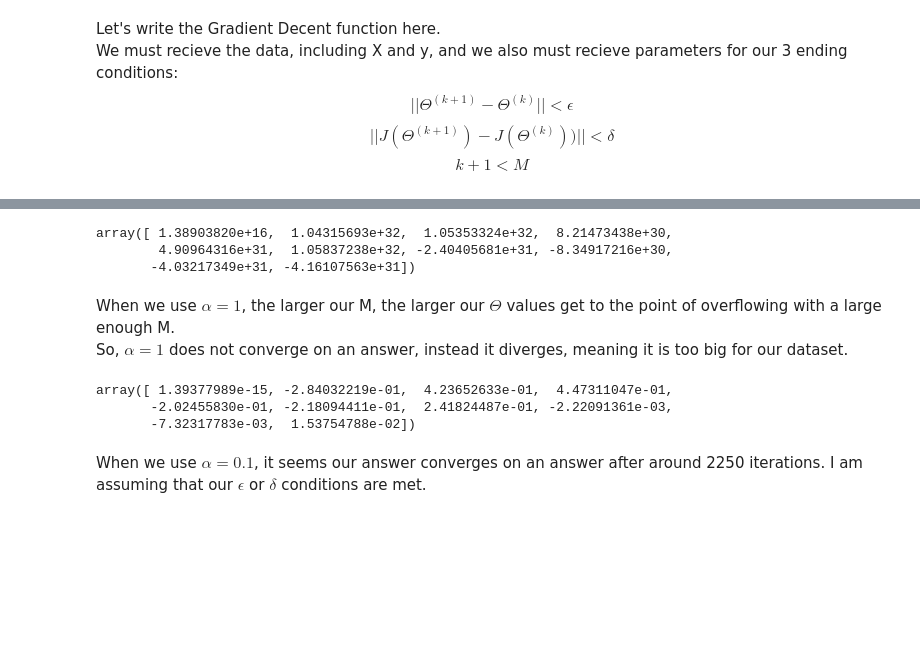
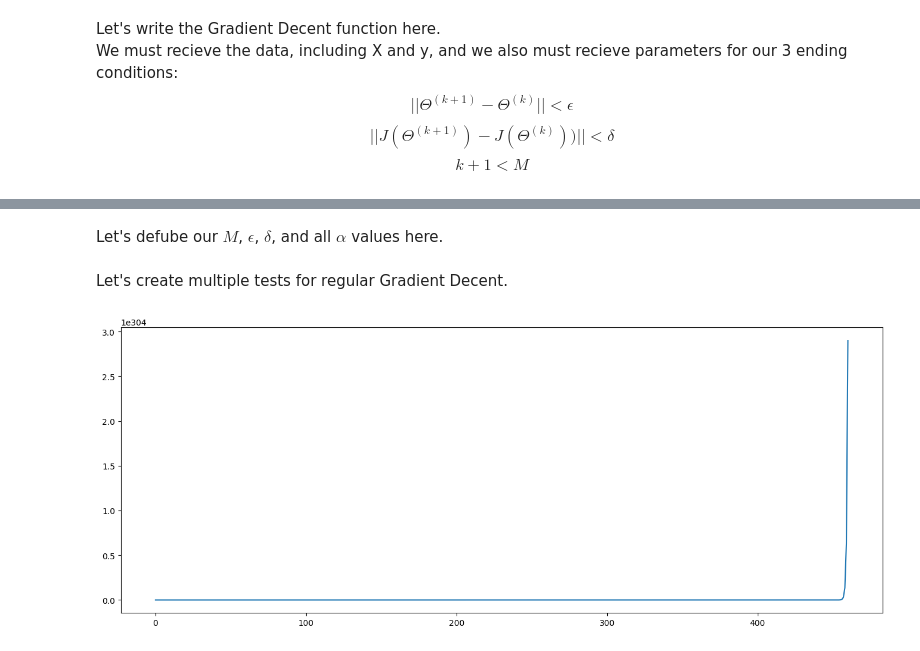
Before and after one commit to GilYairYamin/Azrieli_ML-intro-final-proj, a Jupyter notebook: FinalEX.ipynb, the cells around one changed output, grey strips where cells are left out. Cells and saved outputs as stored; diff of their text form; code cells hidden in the pictures; blank space fills up the shorter version.

```diff
--- a/FinalEX.ipynb
+++ b/FinalEX.ipynb
@@ -52,12 +53,12 @@ def hTheta(theta: np.ndarray, x: np.ndarray):
 # %% [markdown]
 Let's define a function that recieves a vector $\Theta$, the matrix $X$, and the vector $y$, and returns the value of $J(\Theta)$.
 # %%
-def MSE(theta: np.ndarray, X: np.ndarray, y: np.ndarray):
+def calculateJ(theta: np.ndarray, X: np.ndarray, y: np.ndarray):
     return np.square(np.linalg.norm(X.dot(theta) - y)) / (2 * len(y))
 # %% [markdown]
 Let's define a function that recieves a vector $\Theta$, the matrix $X$, and the vector $y$, and returns the value of $\triangledown J(\Theta)$.
 # %%
-def Gradient(theta: np.ndarray, X: np.ndarray, y: np.ndarray):
+def calculateGradient(theta: np.ndarray, X: np.ndarray, y: np.ndarray):
     return X.transpose().dot((X.dot(theta) - y)) / len(y)
 # %% [markdown]
 Let's write the Gradient Decent function here.\
@@ -67,15 +68,17 @@ $$||J(\Theta^{(k + 1)}) - J(\Theta^{(k)}))|| < \delta $$
 $$k + 1 < M $$
 # %%
 def GradientDecent(X, y, alpha, epsilon, delta, M):
-    thetai = np.zeros((len(X[0])))
-    thetaIPlus = 0, 0, 0
+    theta = [np.zeros((len(X[0])))]
+    J = [calculateJ(theta[0], X, y)]
 
-    for _ in range(M):
-        thetaIPlus = thetai - Gradient(thetai, X, y) * alpha
-        if np.linalg.norm(thetaIPlus - thetai) < epsilon:
+    for i in range(M):
+        theta.append(theta[i] - calculateGradient(theta[i], X, y) * alpha)
+        J.append(calculateJ(theta[i + 1], X, y))
+
+        if np.linalg.norm(theta[i + 1] - theta[i]) < epsilon:
             break
-        if np.abs(MSE(thetaIPlus, X, y) - MSE(thetai, X, y)) < delta:
+
+        if np.abs(J[i + 1] - J[i]) < delta:
             break
-        thetai = thetaIPlus
 
-    return thetaIPlus
+    return theta, J
@@ -84,27 +138,24 @@ Let's run the GradientDecent function with multiple alpha values (using M=1000):
+# %%
+def createGraphFromData(data):
+    df = pd.DataFrame([data], index=["data"]).transpose()
+    fig = plt.figure()
+    ax1 = fig.add_axes([0, 0, 2, 1])
+    ax1.plot(df["data"])
+
+    return fig
+# %% [markdown]
+Let's defube our $M$, $\epsilon$, $\delta$, and all $\alpha$ values here.
 # %%
 epsilon = 0.000000001
 delta = epsilon
-alpha = 1
-M = 100
-
-GradientDecent(X, y, alpha, epsilon, delta, M)
+M = 10000
+alpha = 0.1
-# %% [output]
-array([ 1.38903820e+16,  1.04315693e+32,  1.05353324e+32,  8.21473438e+30,
-        4.90964316e+31,  1.05837238e+32, -2.40405681e+31, -8.34917216e+30,
-       -4.03217349e+31, -4.16107563e+31])
-# %% [markdown]
-When we use $\alpha = 1$, the larger our M, the larger our $\Theta$ values get to the point of overflowing with a large enough M.\
-So, $\alpha = 1$ does not converge on an answer, instead it diverges, meaning it is too big for our dataset.
+# %% [markdown]
+Let's create multiple tests for regular Gradient Decent.
 # %%
-alpha = 0.1
-M = 2250
-
-GradientDecent(X, y, alpha, epsilon, delta, M)
+theta, J = GradientDecent(X, y, alpha=1, epsilon=epsilon, delta=delta, M=1000)
+fig = createGraphFromData(J)
+fig.show()
 # %% [output]
-array([ 1.39377989e-15, -2.84032219e-01,  4.23652633e-01,  4.47311047e-01,
-       -2.02455830e-01, -2.18094411e-01,  2.41824487e-01, -2.22091361e-03,
-       -7.32317783e-03,  1.53754788e-02])
+[figure, added]
-# %% [markdown]
-When we use $\alpha = 0.1$, it seems our answer converges on an answer after around 2250 iterations.
-I am assuming that our $\epsilon$ or $\delta$ conditions are met.
 # %%
```
Also changed, not shown: parts of 22 cells of this notebook.
